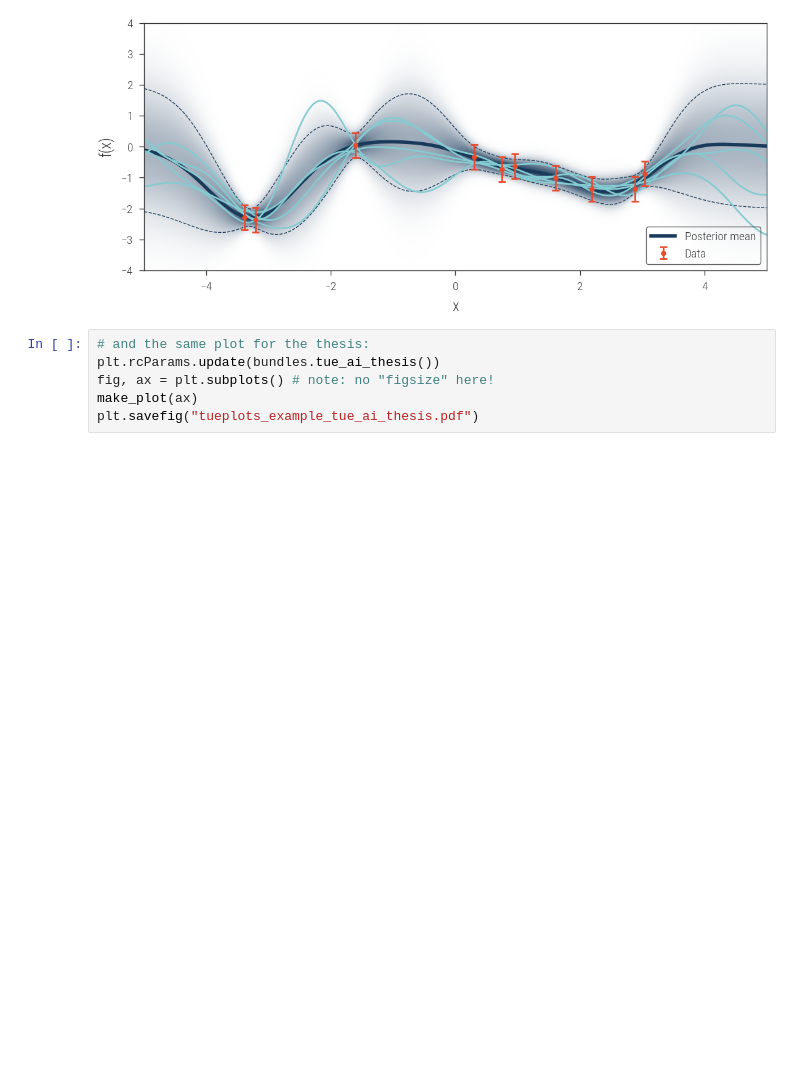
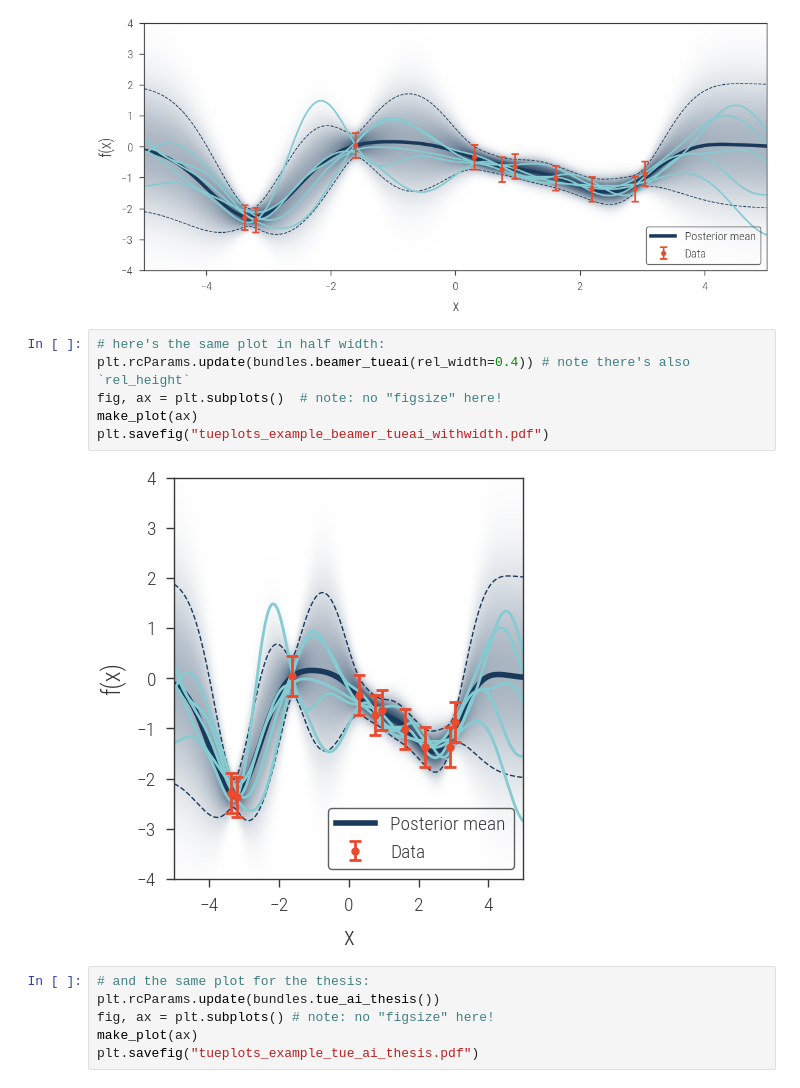
Before and after one commit to philipphennig/tueaistylepack, a Jupyter notebook: tueplots-demo/tueplots_demo.ipynb, the cells around one changed output. Cells and saved outputs as stored; diff of their text form; blank space fills up the shorter version.

Commit message:
Beamer Pack

```diff
--- a/tueplots-demo/tueplots_demo.ipynb
+++ b/tueplots-demo/tueplots_demo.ipynb
@@ -92,6 +92,14 @@ make_plot(ax)
 plt.savefig("tueplots_example_beamer_tueai.pdf")
 # %% [output]
 [figure]
+# %%
+# here's the same plot in half width:
+plt.rcParams.update(bundles.beamer_tueai(rel_width=0.4)) # note there's also `rel_height`
+fig, ax = plt.subplots()  # note: no "figsize" here!
+make_plot(ax)
+plt.savefig("tueplots_example_beamer_tueai_withwidth.pdf")
+# %% [output]
+[figure, added]
 # %%
 # and the same plot for the thesis:
 plt.rcParams.update(bundles.tue_ai_thesis())
```
Also changed, not shown: 49 other files.
